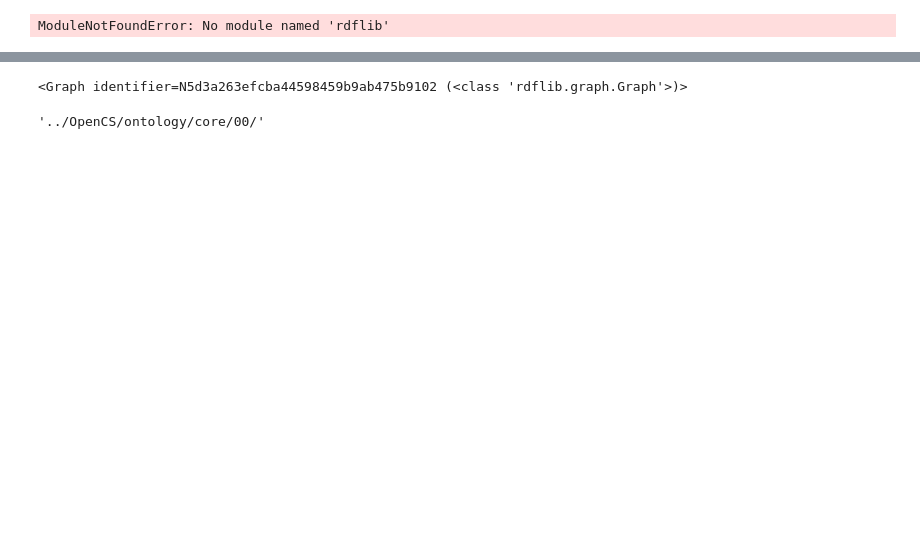
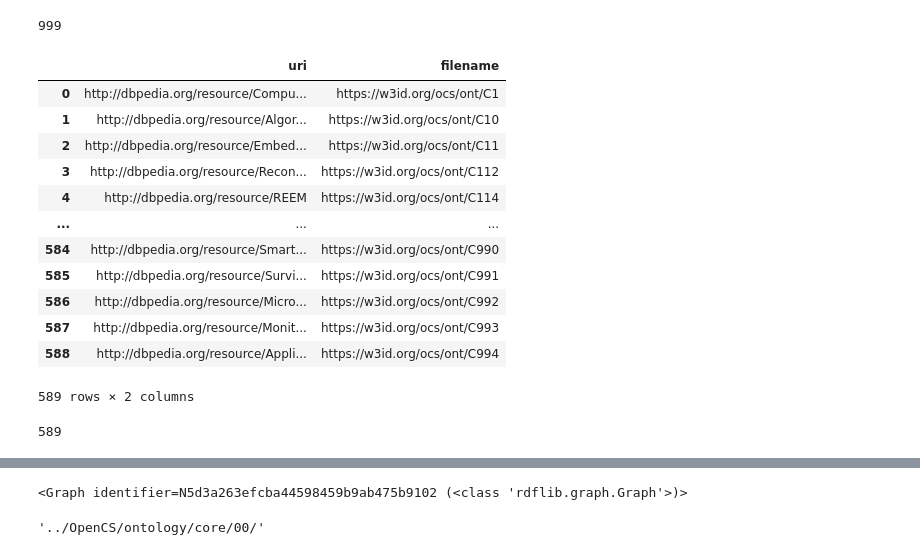
Before and after one commit to bartoszrozek/KG-2023, a Jupyter notebook: app_workflow.ipynb, the cells around one changed output, grey strips where cells are left out. Cells and saved outputs as stored; diff of their text form; code cells hidden in the pictures; blank space fills up the shorter version.

```diff
--- a/app_workflow.ipynb
+++ b/app_workflow.ipynb
@@ -11,8 +11,8 @@ sparql.setTimeout(20)
 schema = rdflib.Namespace("http://schema.org/")
 owl = rdflib.Namespace("http://www.w3.org/2002/07/owl#")
 ocs = rdflib.Namespace("https://w3id.org/ocs/ont/")
+import ssl
+ssl._create_default_https_context = ssl._create_unverified_context
-# %% [output]
-ModuleNotFoundError: No module named 'rdflib'
 # %%
 from src.helpers import get_labels
 from src.helpers import get_o
@@ -32,5 +34,28 @@ for filename in os.listdir(directory):
+# %%
+no_entities_added
+# %% [output]
+999
 # %%
 enitites_to_find = pd.DataFrame([(str(o), s) for s, p, o in g.triples((None, SKOS.closeMatch, None))], columns=["uri", "filename"])
+enitites_to_find
+# %% [output]
+|  | uri | filename |
+| 0 | http://dbpedia.org/resource/Compu... | https://w3id.org/ocs/ont/C1 |
+| 1 | http://dbpedia.org/resource/Algor... | https://w3id.org/ocs/ont/C10 |
+| 2 | http://dbpedia.org/resource/Embed... | https://w3id.org/ocs/ont/C11 |
+| 3 | http://dbpedia.org/resource/Recon... | https://w3id.org/ocs/ont/C112 |
+| 4 | http://dbpedia.org/resource/REEM | https://w3id.org/ocs/ont/C114 |
+| ... | ... | ... |
+| 584 | http://dbpedia.org/resource/Smart... | https://w3id.org/ocs/ont/C990 |
+| 585 | http://dbpedia.org/resource/Survi... | https://w3id.org/ocs/ont/C991 |
+| 586 | http://dbpedia.org/resource/Micro... | https://w3id.org/ocs/ont/C992 |
+| 587 | http://dbpedia.org/resource/Monit... | https://w3id.org/ocs/ont/C993 |
+| 588 | http://dbpedia.org/resource/Appli... | https://w3id.org/ocs/ont/C994 |
+589 rows × 2 columns
+# %%
+len(enitites_to_find)
+# %% [output]
+589
 # %%
 names = ["(dbr:" + uri.split("/").pop() + ")" for uri in enitites_to_find['uri']]
 names = [uri.split("/").pop()
```
Also changed, not shown: parts of 8 cells of this notebook, 5 other files.
